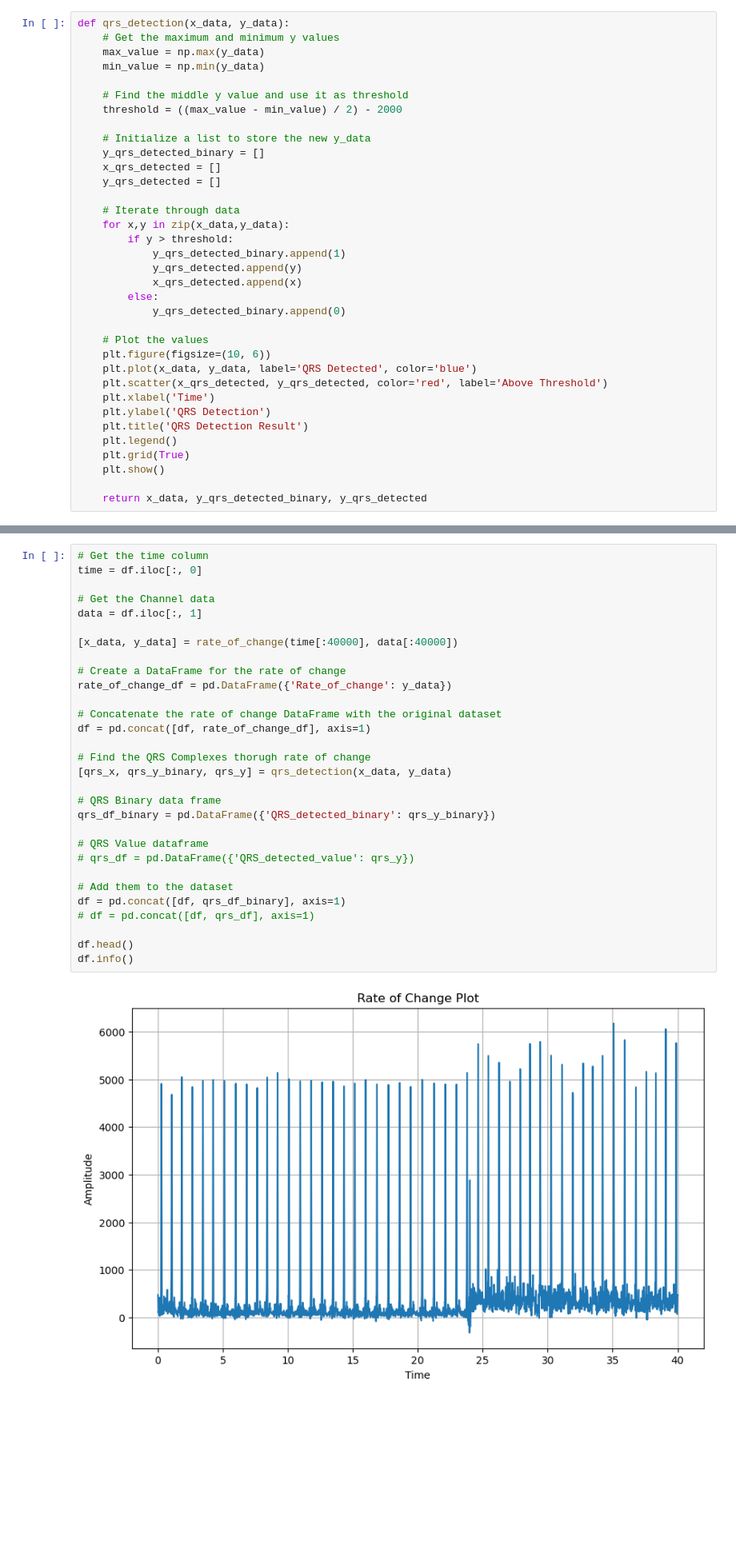
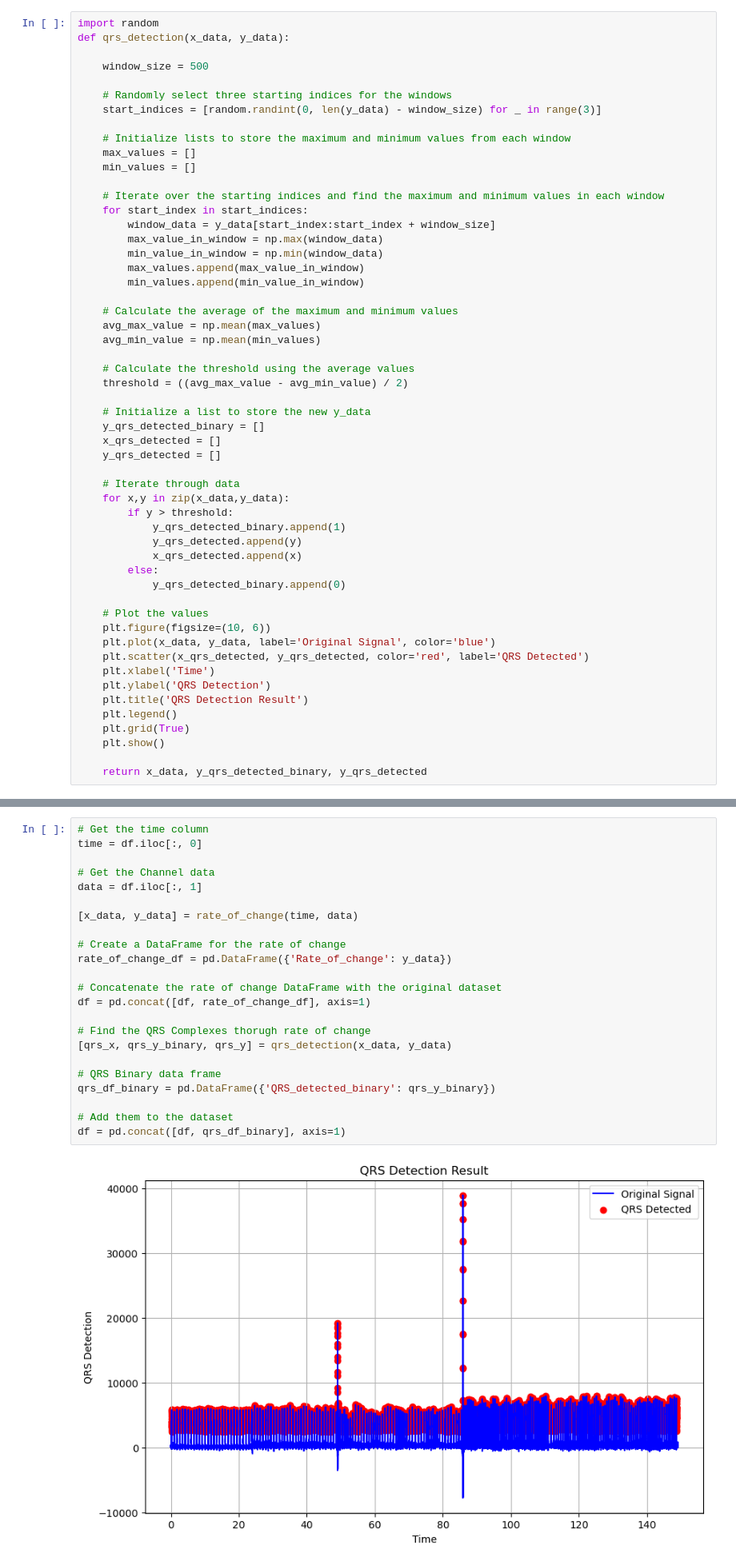
Before and after one commit to Joas329/QRS-Complex-Dection-Algoirthm, a Jupyter notebook: main.ipynb, the cells around one changed output, grey strips where cells are left out. Shown: that part at 80% size. Saved outputs shown, nothing was run; the diff lists cells and outputs as text; blank space fills up the shorter version.

```diff
--- a/main.ipynb
+++ b/main.ipynb
@@ -109,13 +91,32 @@ def rate_of_change(signal_x, signal_y):
 # %% [markdown]
 ## QRS Detection
 # %%
+import random
 def qrs_detection(x_data, y_data):
-    # Get the maximum and minimum y values
-    max_value = np.max(y_data)
-    min_value = np.min(y_data)
 
-    # Find the middle y value and use it as threshold
-    threshold = ((max_value - min_value) / 2) - 2000
+    window_size = 500
+
+    # Randomly select three starting indices for the windows
+    start_indices = [random.randint(0, len(y_data) - window_size) for _ in range(3)]
+
+    # Initialize lists to store the maximum and minimum values from each window
+    max_values = []
+    min_values = []
+
+    # Iterate over the starting indices and find the maximum and minimum values in each window
+    for start_index in start_indices:
+        window_data = y_data[start_index:start_index + window_size]
+        max_value_in_window = np.max(window_data)
+        min_value_in_window = np.min(window_data)
+        max_values.append(max_value_in_window)
+        min_values.append(min_value_in_window)
+
+    # Calculate the average of the maximum and minimum values
+    avg_max_value = np.mean(max_values)
+    avg_min_value = np.mean(min_values)
+
+    # Calculate the threshold using the average values
+    threshold = ((avg_max_value - avg_min_value) / 2)
 
     # Initialize a list to store the new y_data
     y_qrs_detected_binary = []
@@ -133,8 +134,8 @@ def qrs_detection(x_data, y_data):
 
     # Plot the values
     plt.figure(figsize=(10, 6))
-    plt.plot(x_data, y_data, label='QRS Detected', color='blue')
-    plt.scatter(x_qrs_detected, y_qrs_detected, color='red', label='Above Threshold')
+    plt.plot(x_data, y_data, label='Original Signal', color='blue')
+    plt.scatter(x_qrs_detected, y_qrs_detected, color='red', label='QRS Detected')
     plt.xlabel('Time')
     plt.ylabel('QRS Detection')
     plt.title('QRS Detection Result')
@@ -148,32 +149,25 @@ def qrs_detection(x_data, y_data):
 # %%
 # Get the time column
 time = df.iloc[:, 0]
 
 # Get the Channel data
 data = df.iloc[:, 1]
 
-[x_data, y_data] = rate_of_change(time[:40000], data[:40000])
+[x_data, y_data] = rate_of_change(time, data)
 
 # Create a DataFrame for the rate of change
 rate_of_change_df = pd.DataFrame({'Rate_of_change': y_data})
 
 # Concatenate the rate of change DataFrame with the original dataset
 df = pd.concat([df, rate_of_change_df], axis=1)
 
 # Find the QRS Complexes thorugh rate of change
 [qrs_x, qrs_y_binary, qrs_y] = qrs_detection(x_data, y_data)
 
 # QRS Binary data frame
 qrs_df_binary = pd.DataFrame({'QRS_detected_binary': qrs_y_binary})
 
-# QRS Value dataframe
-# qrs_df = pd.DataFrame({'QRS_detected_value': qrs_y})
-
 # Add them to the dataset
 df = pd.concat([df, qrs_df_binary], axis=1)
-# df = pd.concat([df, qrs_df], axis=1)
-
-df.head()
-df.info()
 # %% [output]
-[figure, old version]
+[figure, new version]
```
Also changed, not shown: parts of 35 cells of this notebook, 1 other file.
